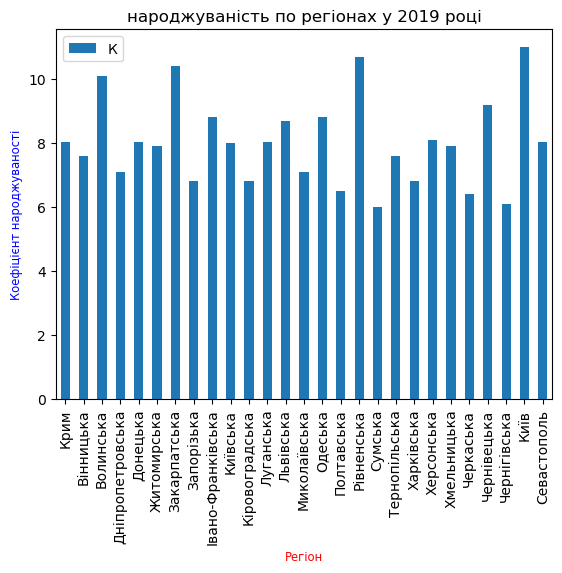
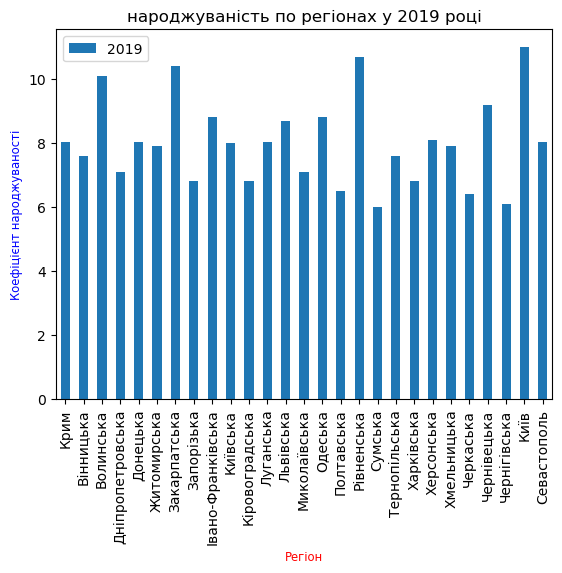
Unified diff of the notebook cell whose output changed from the first chart to the second:
--- before
+++ after
@@ -2,5 +2,4 @@
 df.plot(x='Регіон',y='2019',kind='bar')
 plt.title('народжуваність по регіонах у 2019 році')
-plt.legend('Коефіцієнт народжуваності')
 plt.xlabel('Регіон',fontsize='small',color="red")
 plt.ylabel('Коефіцієнт народжуваності',fontsize='small',color="blue")

Commit: Task 3 is done